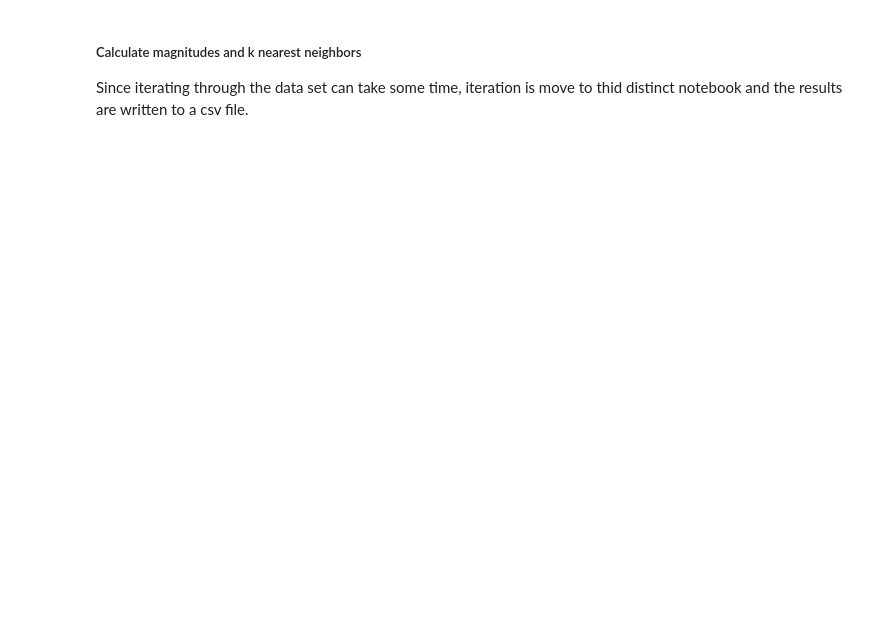
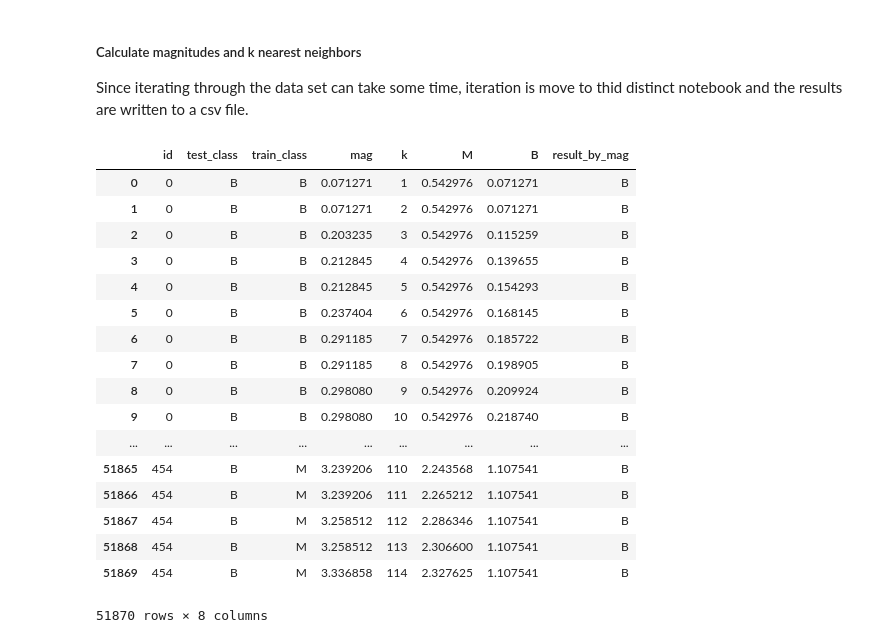
Before and after one commit to renategorham/ds-unit-03-lesson-01-project-01-knn, a Jupyter notebook: Data_setup.ipynb, the cells around one changed output. Drawn from its saved outputs; the diff is of its cells as text; code cells hidden in the pictures; blank space fills up the shorter version.

```diff
--- a/Data_setup.ipynb
+++ b/Data_setup.ipynb
@@ -80,3 +99,23 @@ plt.show()
 Since iterating through the data set can take some time, iteration is move to thid distinct notebook and the results are written to a csv file.
 # %%
 df = knn.knn(train, test,'class', 'aspect_1', 'aspect_2', 'M', 'B')
+df
+# %% [output]
+|  | id | test_class | train_class | mag | k | M | B | result_by_mag |
+| 0 | 0 | B | B | 0.071271 | 1 | 0.542976 | 0.071271 | B |
+| 1 | 0 | B | B | 0.071271 | 2 | 0.542976 | 0.071271 | B |
+| 2 | 0 | B | B | 0.203235 | 3 | 0.542976 | 0.115259 | B |
+| 3 | 0 | B | B | 0.212845 | 4 | 0.542976 | 0.139655 | B |
+| 4 | 0 | B | B | 0.212845 | 5 | 0.542976 | 0.154293 | B |
+| 5 | 0 | B | B | 0.237404 | 6 | 0.542976 | 0.168145 | B |
+| 6 | 0 | B | B | 0.291185 | 7 | 0.542976 | 0.185722 | B |
+| 7 | 0 | B | B | 0.291185 | 8 | 0.542976 | 0.198905 | B |
+| 8 | 0 | B | B | 0.298080 | 9 | 0.542976 | 0.209924 | B |
+| 9 | 0 | B | B | 0.298080 | 10 | 0.542976 | 0.218740 | B |
+| ... | ... | ... | ... | ... | ... | ... | ... | ... |
+| 51865 | 454 | B | M | 3.239206 | 110 | 2.243568 | 1.107541 | B |
+| 51866 | 454 | B | M | 3.239206 | 111 | 2.265212 | 1.107541 | B |
+| 51867 | 454 | B | M | 3.258512 | 112 | 2.286346 | 1.107541 | B |
+| 51868 | 454 | B | M | 3.258512 | 113 | 2.306600 | 1.107541 | B |
+| 51869 | 454 | B | M | 3.336858 | 114 | 2.327625 | 1.107541 | B |
+51870 rows × 8 columns
```
Also changed, not shown: parts of 5 cells of this notebook, 14 other files.
